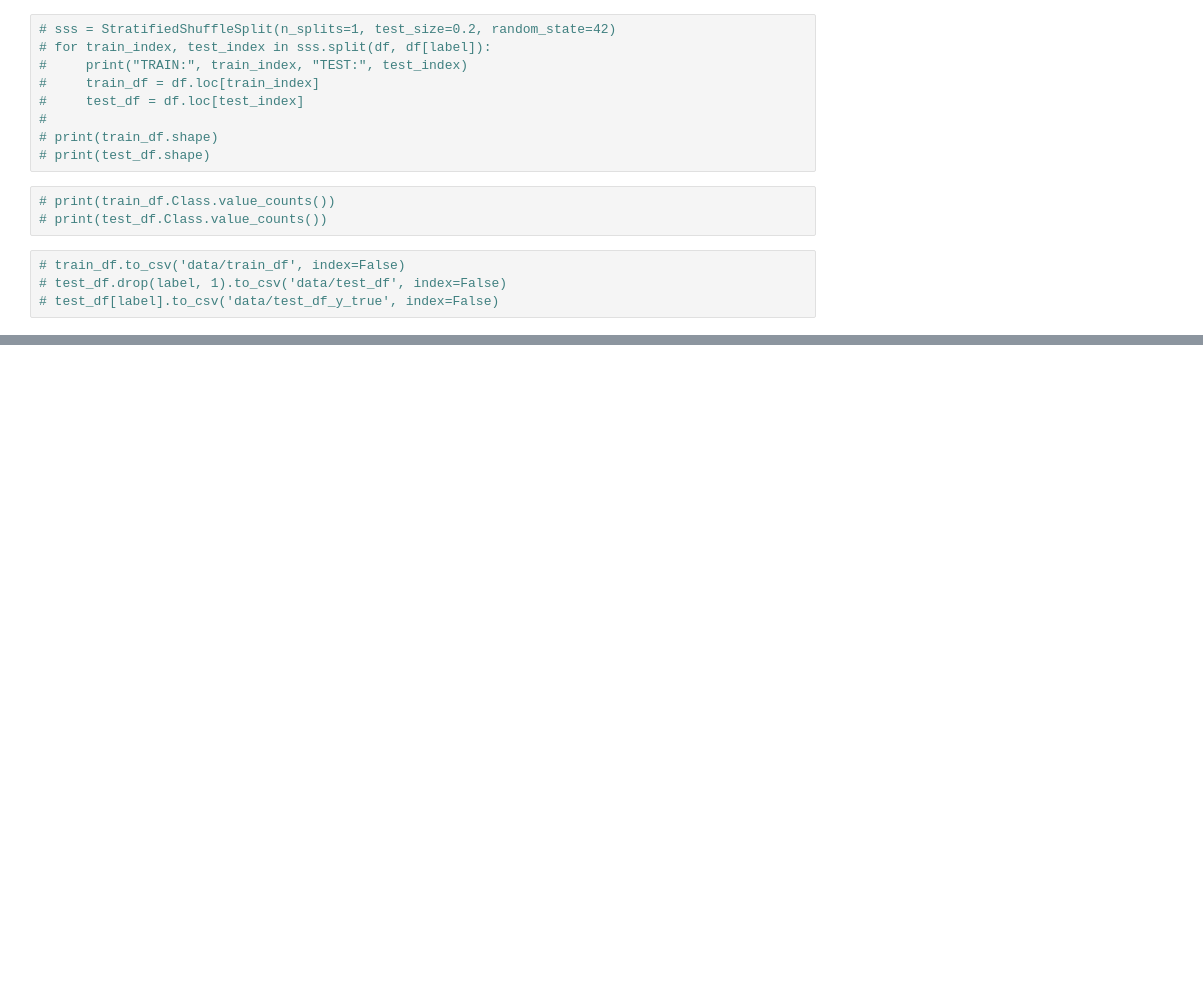
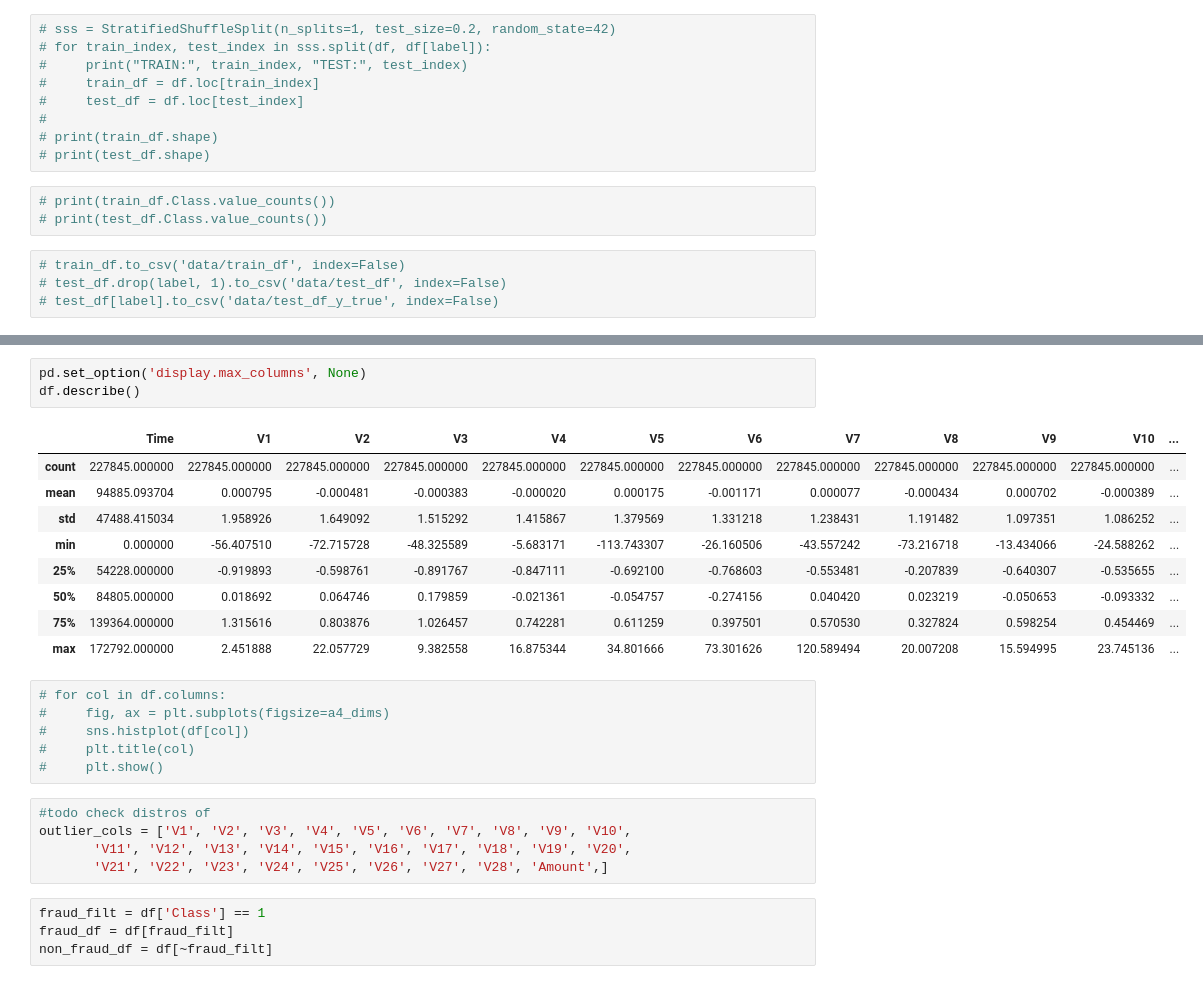
Before and after one commit to patrick-potocny/credit_card_fraud, a Jupyter notebook: credit_card_fraud_detection.ipynb, the cells around one changed output, grey strips where cells are left out. Drawn from its saved outputs; the diff is of its cells as text; blank space fills up the shorter version.

```diff
--- a/credit_card_fraud_detection.ipynb
+++ b/credit_card_fraud_detection.ipynb
@@ -33,0 +138,28 @@ Used just for the first time
+# %%
+pd.set_option('display.max_columns', None)
+df.describe()
+# %% [output]
+|  | Time | V1 | V2 | V3 | V4 | V5 | V6 | V7 | V8 | V9 | V10 | ... |
+| count | 227845.000000 | 227845.000000 | 227845.000000 | 227845.000000 | 227845.000000 | 227845.000000 | 227845.000000 | 227845.000000 | 227845.000000 | 227845.000000 | 227845.000000 | ... |
+| mean | 94885.093704 | 0.000795 | -0.000481 | -0.000383 | -0.000020 | 0.000175 | -0.001171 | 0.000077 | -0.000434 | 0.000702 | -0.000389 | ... |
+| std | 47488.415034 | 1.958926 | 1.649092 | 1.515292 | 1.415867 | 1.379569 | 1.331218 | 1.238431 | 1.191482 | 1.097351 | 1.086252 | ... |
+| min | 0.000000 | -56.407510 | -72.715728 | -48.325589 | -5.683171 | -113.743307 | -26.160506 | -43.557242 | -73.216718 | -13.434066 | -24.588262 | ... |
+| 25% | 54228.000000 | -0.919893 | -0.598761 | -0.891767 | -0.847111 | -0.692100 | -0.768603 | -0.553481 | -0.207839 | -0.640307 | -0.535655 | ... |
+| 50% | 84805.000000 | 0.018692 | 0.064746 | 0.179859 | -0.021361 | -0.054757 | -0.274156 | 0.040420 | 0.023219 | -0.050653 | -0.093332 | ... |
+| 75% | 139364.000000 | 1.315616 | 0.803876 | 1.026457 | 0.742281 | 0.611259 | 0.397501 | 0.570530 | 0.327824 | 0.598254 | 0.454469 | ... |
+| max | 172792.000000 | 2.451888 | 22.057729 | 9.382558 | 16.875344 | 34.801666 | 73.301626 | 120.589494 | 20.007208 | 15.594995 | 23.745136 | ... |
+# %%
+# for col in df.columns:
+#     fig, ax = plt.subplots(figsize=a4_dims)
+#     sns.histplot(df[col])
+#     plt.title(col)
+#     plt.show()
+# %%
+#todo check distros of
+outlier_cols = ['V1', 'V2', 'V3', 'V4', 'V5', 'V6', 'V7', 'V8', 'V9', 'V10',
+       'V11', 'V12', 'V13', 'V14', 'V15', 'V16', 'V17', 'V18', 'V19', 'V20',
+       'V21', 'V22', 'V23', 'V24', 'V25', 'V26', 'V27', 'V28', 'Amount',]
+# %%
+fraud_filt = df['Class'] == 1
+fraud_df = df[fraud_filt]
+non_fraud_df = df[~fraud_filt]
```
Also changed, not shown: parts of 26 cells of this notebook.
